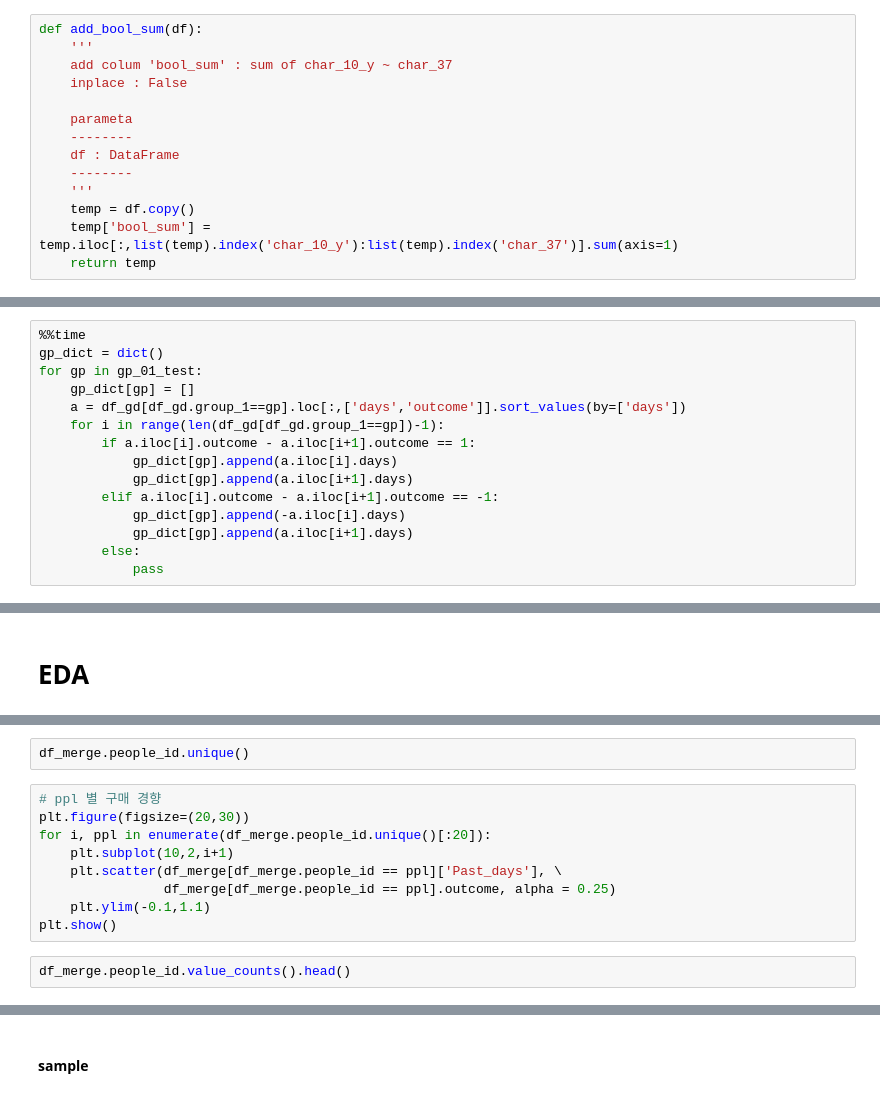
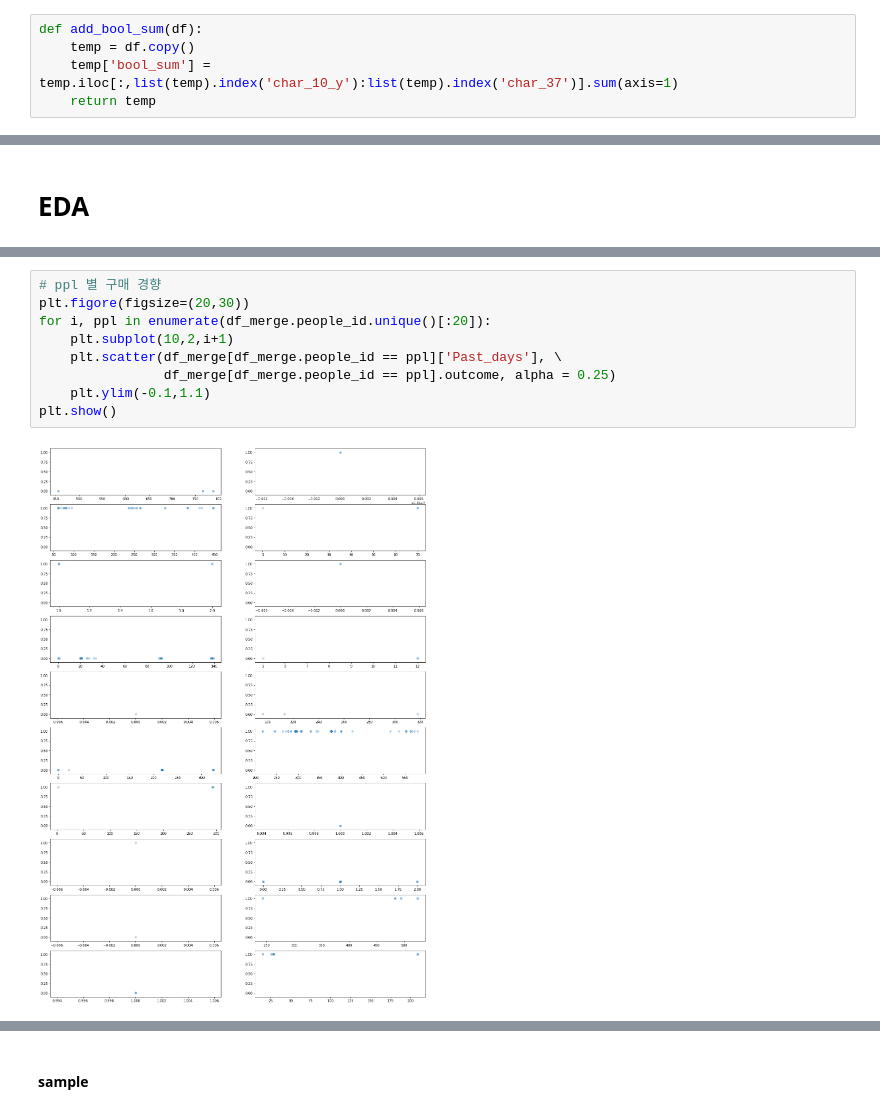
Before and after one commit to sooooner/dss_team_project_ML, a Jupyter notebook: red_hat/sooner.ipynb, the cells around one changed output, grey strips where cells are left out. Saved outputs shown, nothing was run; the diff lists cells and outputs as text.

```diff
--- a/red_hat/sooner.ipynb
+++ b/red_hat/sooner.ipynb
@@ -78,15 +69,6 @@ def date_modify(df):
     return df
 # %%
 def add_bool_sum(df):
-    '''
-    add colum 'bool_sum' : sum of char_10_y ~ char_37
-    inplace : False
-
-    parameta
-    --------
-    df : DataFrame
-    --------
-    '''
     temp = df.copy()
     temp['bool_sum'] = temp.iloc[:,list(temp).index('char_10_y'):list(temp).index('char_37')].sum(axis=1)
     return temp
@@ -219,15 +182,0 @@ Wall time: 5.83 s
-# %%
-%%time
-gp_dict = dict()
-for gp in gp_01_test:
-    gp_dict[gp] = []
-    a = df_gd[df_gd.group_1==gp].loc[:,['days','outcome']].sort_values(by=['days'])
-    for i in range(len(df_gd[df_gd.group_1==gp])-1):
-        if a.iloc[i].outcome - a.iloc[i+1].outcome == 1:
-            gp_dict[gp].append(a.iloc[i].days)
-            gp_dict[gp].append(a.iloc[i+1].days)
-        elif a.iloc[i].outcome - a.iloc[i+1].outcome == -1:
-            gp_dict[gp].append(-a.iloc[i].days)
-            gp_dict[gp].append(a.iloc[i+1].days)
-        else:
-            pass
@@ -319,16 +203,14 @@ pd.DataFrame(df_merge.people_id, dtype='object').describe()
-# %%
-df_merge.people_id.unique()
 # %%
 # ppl 별 구매 경향
-plt.figure(figsize=(20,30))
+plt.figore(figsize=(20,30))
 for i, ppl in enumerate(df_merge.people_id.unique()[:20]):
     plt.subplot(10,2,i+1)
     plt.scatter(df_merge[df_merge.people_id == ppl]['Past_days'], \
                 df_merge[df_merge.people_id == ppl].outcome, alpha = 0.25)
     plt.ylim(-0.1,1.1)
 plt.show()
+# %% [output]
+[figure, added]
-# %%
-df_merge.people_id.value_counts().head()
 # %%
 # ppl 별 구매 경향 top 5
 plt.figure(figsize=(20,10))
```
Also changed, not shown: parts of 114 cells of this notebook.
